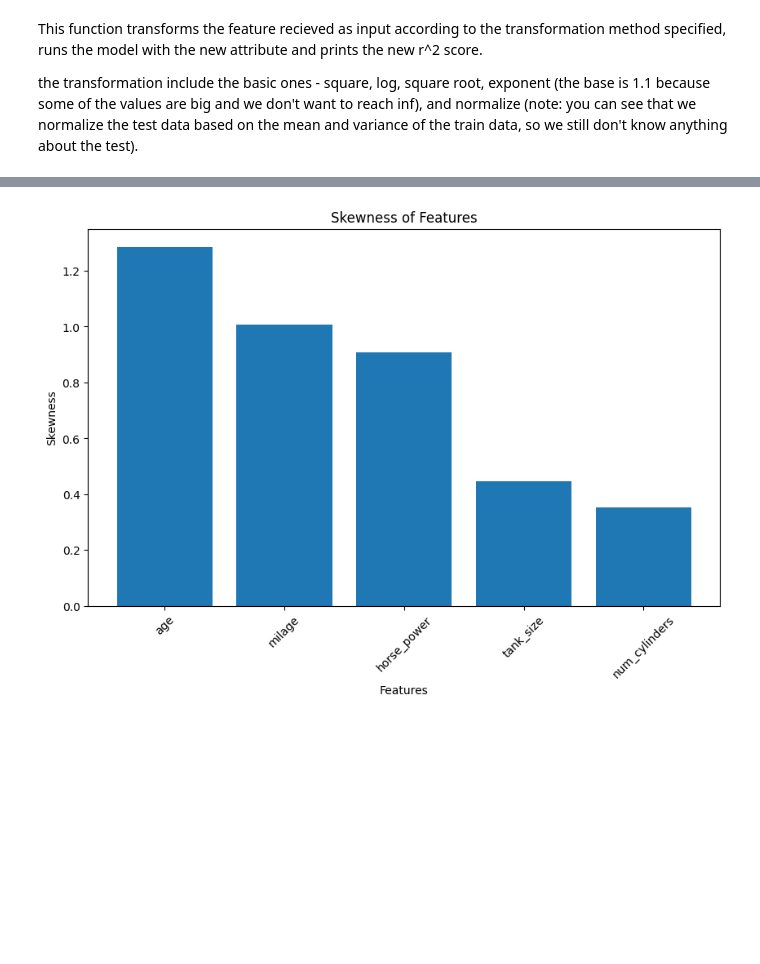
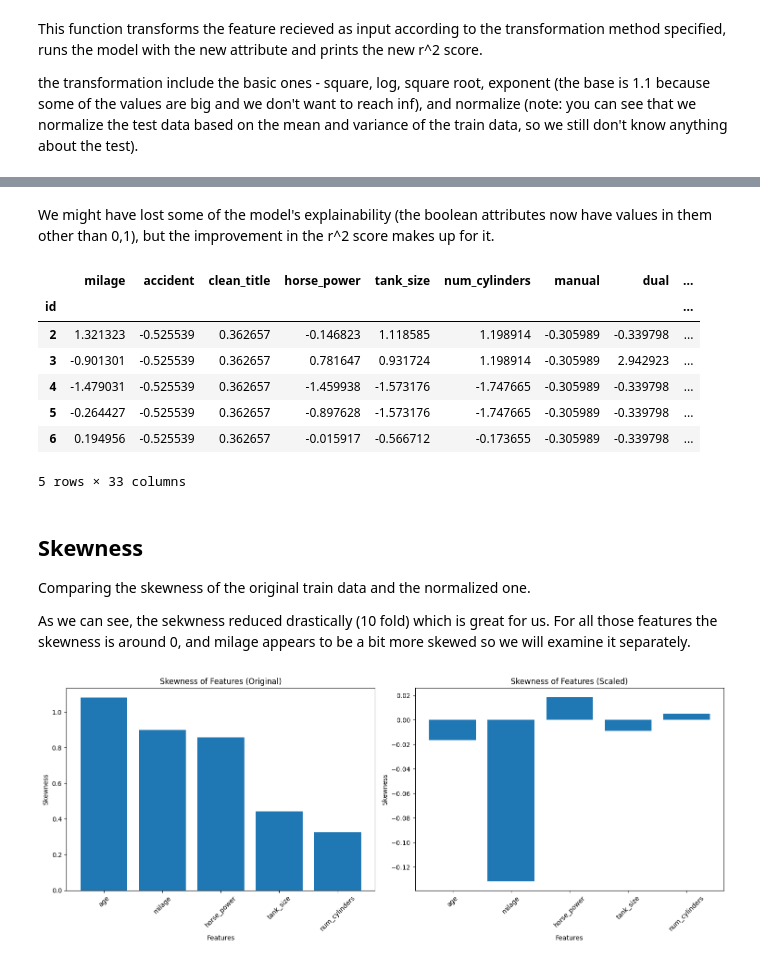
Before and after one commit to YaelDahariBIU/Tabular-Data, a Jupyter notebook: Part_2/part_2.ipynb, the cells around one changed output, grey strips where cells are left out. Cells and saved outputs as stored; diff of their text form; code cells hidden in the pictures; blank space fills up the shorter version.

```diff
--- a/Part_2/part_2.ipynb
+++ b/Part_2/part_2.ipynb
@@ -858,2 +852,0 @@ R2 Score after applying sqrt transformation to tank_size: 0.1179
-# %%
-df_train, df_test, score_after_change = add_transformation_and_refit(df_train, df_test, 'tank_size', 'square', score_after_change)
@@ -863,2 +852,0 @@ R2 Score after applying square transformation to tank_size: 0.1179
-# %%
-df_train, df_test, score_after_change = add_transformation_and_refit(df_train, df_test, 'tank_size', 'normalize', score_after_change)
@@ -925,0 +859,16 @@ maybe relating to normalizing
+# %%
+scaler = PowerTransformer(method='yeo-johnson', standardize=True)
+
+df_train_scaled = df_train.copy()
+df_test_scaled = df_test.copy()
+
+df_train_scaled = scaler.fit_transform(df_train_scaled)
+df_test_scaled = scaler.transform(df_test_scaled)
+
+# Convert back to DataFrame
+df_train_scaled = pd.DataFrame(df_train_scaled, columns=df_train.columns, index=df_train.index)
+df_test_scaled = pd.DataFrame(df_test_scaled, columns=df_test.columns, index=df_test.index)
+
+print(f'R2 Score before normalizing the data: {round(score_after_change, 4)}')
+score_after_change = train_score_model(df_train_scaled, df_test_scaled)
+print(f"R2 Score after normalizing the data: {score_after_change:.4f}")
@@ -926,17 +901,50 @@ maybe relating to normalizing
+# %% [markdown]
+We might have lost some of the model's explainability (the boolean attributes now have values in them other than 0,1), but the improvement in the r^2 score makes up for it.
+# %%
+df_train_scaled.head()
+# %% [output]
+|  | milage | accident | clean_title | horse_power | tank_size | num_cylinders | manual | dual | ... |
+| id |  |  |  |  |  |  |  |  | ... |
+| 2 | 1.321323 | -0.525539 | 0.362657 | -0.146823 | 1.118585 | 1.198914 | -0.305989 | -0.339798 | ... |
+| 3 | -0.901301 | -0.525539 | 0.362657 | 0.781647 | 0.931724 | 1.198914 | -0.305989 | 2.942923 | ... |
+| 4 | -1.479031 | -0.525539 | 0.362657 | -1.459938 | -1.573176 | -1.747665 | -0.305989 | -0.339798 | ... |
+| 5 | -0.264427 | -0.525539 | 0.362657 | -0.897628 | -1.573176 | -1.747665 | -0.305989 | -0.339798 | ... |
+| 6 | 0.194956 | -0.525539 | 0.362657 | -0.015917 | -0.566712 | -0.173655 | -0.305989 | -0.339798 | ... |
+5 rows × 33 columns
+# %% [markdown]
+## Skewness
+
+Comparing the skewness of the original train data and the normalized one.
+
+As we can see, the sekwness reduced drastically (10 fold) which is great for us.
+For all those features the skewness is around 0, and milage appears to be a bit more skewed so we will examine it separately.
 # %%
 # List of features to check skewness
 features = ['age', 'milage', 'horse_power', 'tank_size', 'num_cylinders']
 
 # Calculate skewness for each feature
 skewness = {feature: skew(df_train[feature]) for feature in features}
 
-# Plot the skewness
-plt.figure(figsize=(10, 6))
-plt.bar(skewness.keys(), skewness.values())
-plt.xlabel('Features')
-plt.ylabel('Skewness')
-plt.title('Skewness of Features')
-plt.xticks(rotation=45)
+fig, axes = plt.subplots(1, 2, figsize=(15, 6))
+
+# Plot skewness of original df_train
+axes[0].bar(skewness.keys(), skewness.values())
+axes[0].set_xlabel('Features')
+axes[0].set_ylabel('Skewness')
+axes[0].set_title('Skewness of Features (Original)')
+axes[0].tick_params(axis='x', rotation=45)
+
+# Calculate skewness for scaled features
+scaled_skewness = {feature: skew(df_train_scaled[feature]) for feature in features}
+
+# Plot skewness of scaled df_train
+axes[1].bar(scaled_skewness.keys(), scaled_skewness.values())
+axes[1].set_xlabel('Features')
+axes[1].set_ylabel('Skewness')
+axes[1].set_title('Skewness of Features (Scaled)')
+axes[1].tick_params(axis='x', rotation=45)
+
+plt.tight_layout()
 plt.show()
 # %% [output]
-[figure, old version]
+[figure, new version]
```
Also changed, not shown: parts of 63 cells of this notebook.
